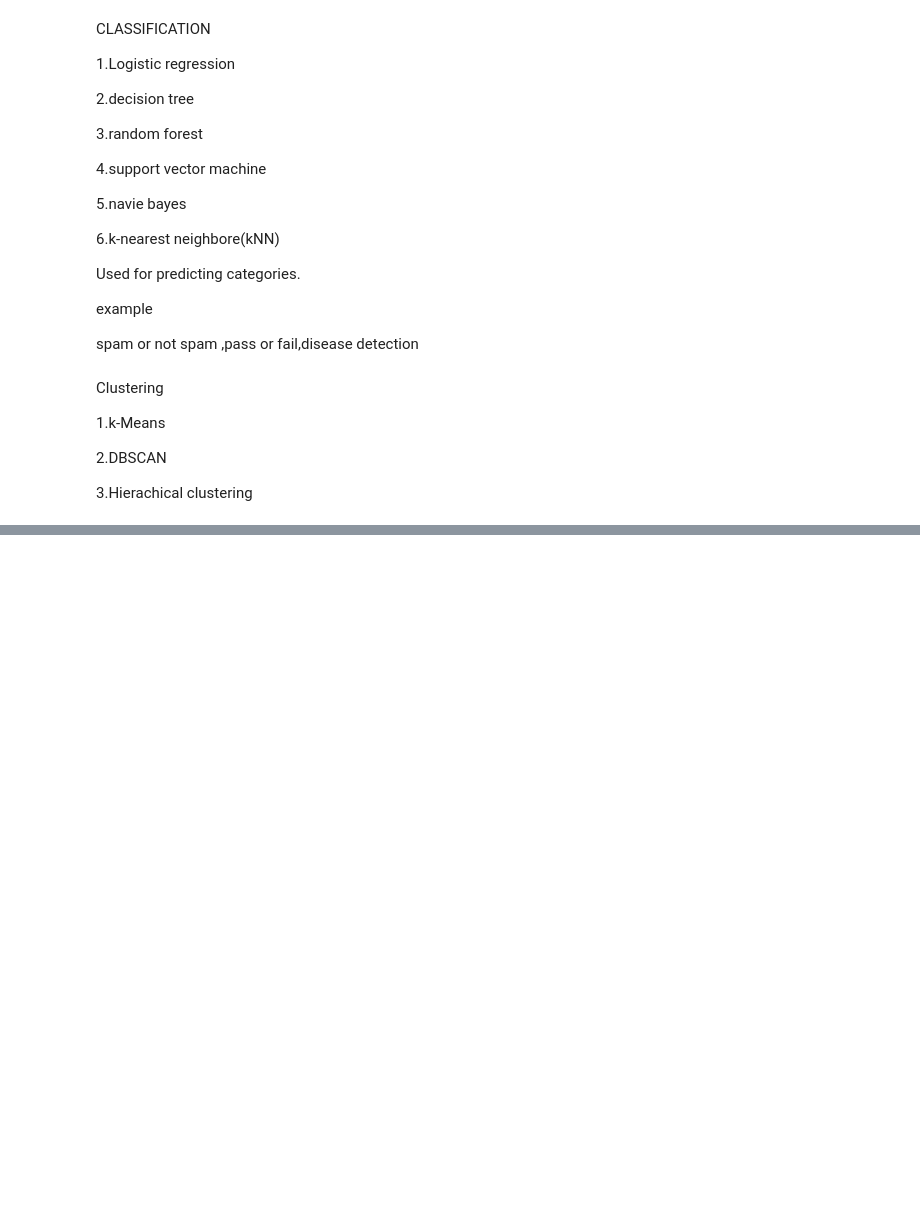
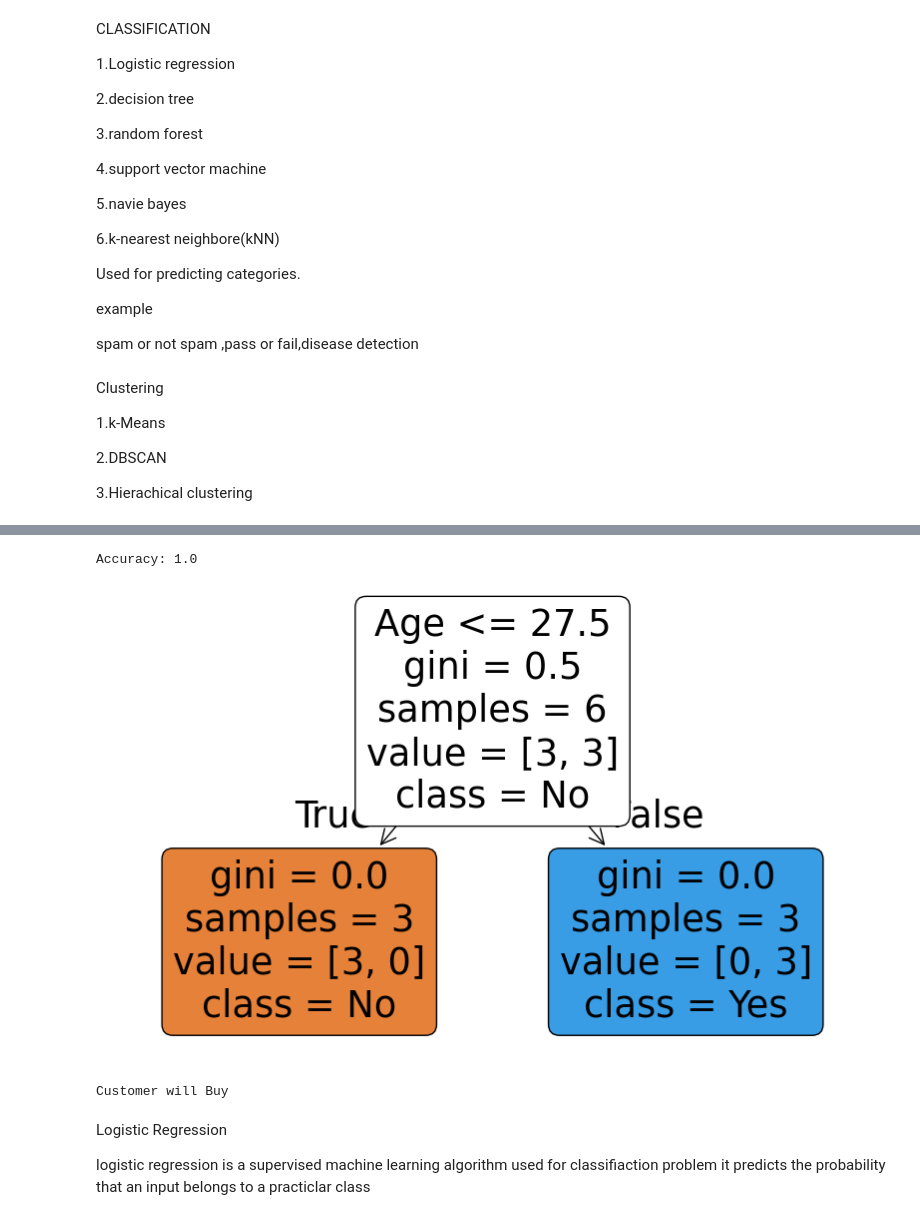
Before and after one commit to snehasingh979/Data-science-with-AI, a Jupyter notebook: Machine_Learning.ipynb, the cells around one changed output, grey strips where cells are left out. Cells and saved outputs as stored; diff of their text form; code cells hidden in the pictures; blank space fills up the shorter version.

```diff
--- a/Machine_Learning.ipynb
+++ b/Machine_Learning.ipynb
@@ -74,0 +607,69 @@ Clustering
+# %%
+import pandas as pd
+from sklearn.tree import DecisionTreeClassifier
+from sklearn.model_selection import train_test_split
+from sklearn.metrics import accuracy_score
+
+# Dataset
+data = {
+    "Age": [25, 35, 45, 20, 30, 50, 23, 40],
+    "Income": [30000, 50000, 60000, 20000, 45000, 80000, 25000, 70000],
+    "Buy": [0, 1, 1, 0, 1, 1, 0, 1]
+}
+
+df = pd.DataFrame(data)
+
+# Features and Target
+X = df[["Age", "Income"]]
+y = df["Buy"]
+
+# Split dataset
+X_train, X_test, y_train, y_test = train_test_split(
+    X, y, test_size=0.25, random_state=42
+)
+
+# Create model
+model = DecisionTreeClassifier(random_state=42)
+
+# Train model
+model.fit(X_train, y_train)
+
+# Predict
+y_pred = model.predict(X_test)
+
+# Accuracy
+print("Accuracy:", accuracy_score(y_test, y_pred))
+
+# Visualising the decision
+import matplotlib.pyplot as plt
+from sklearn.tree import plot_tree
+
+plt.figure(figsize=(10, 6))
+
+plot_tree(
+    model,
+    feature_names=X.columns,
+    class_names=["No", "Yes"],
+    filled=True,
+    rounded=True
+)
+
+plt.show()
+
+# Predicting a new customer
+new_customer = [[28, 40000]]
+
+prediction = model.predict(new_customer)
+
+if prediction[0] == 1:
+    print("Customer will Buy")
+else:
+    print("Customer will Not Buy")
+# %% [output]
+Accuracy: 1.0
+[figure, added]
+Customer will Buy
+# %% [markdown]
+Logistic Regression
+
+logistic regression is a supervised machine learning algorithm used for classifiaction problem it predicts the probability that an input belongs to a practiclar class
```
Also changed, not shown: parts of 26 cells of this notebook.
